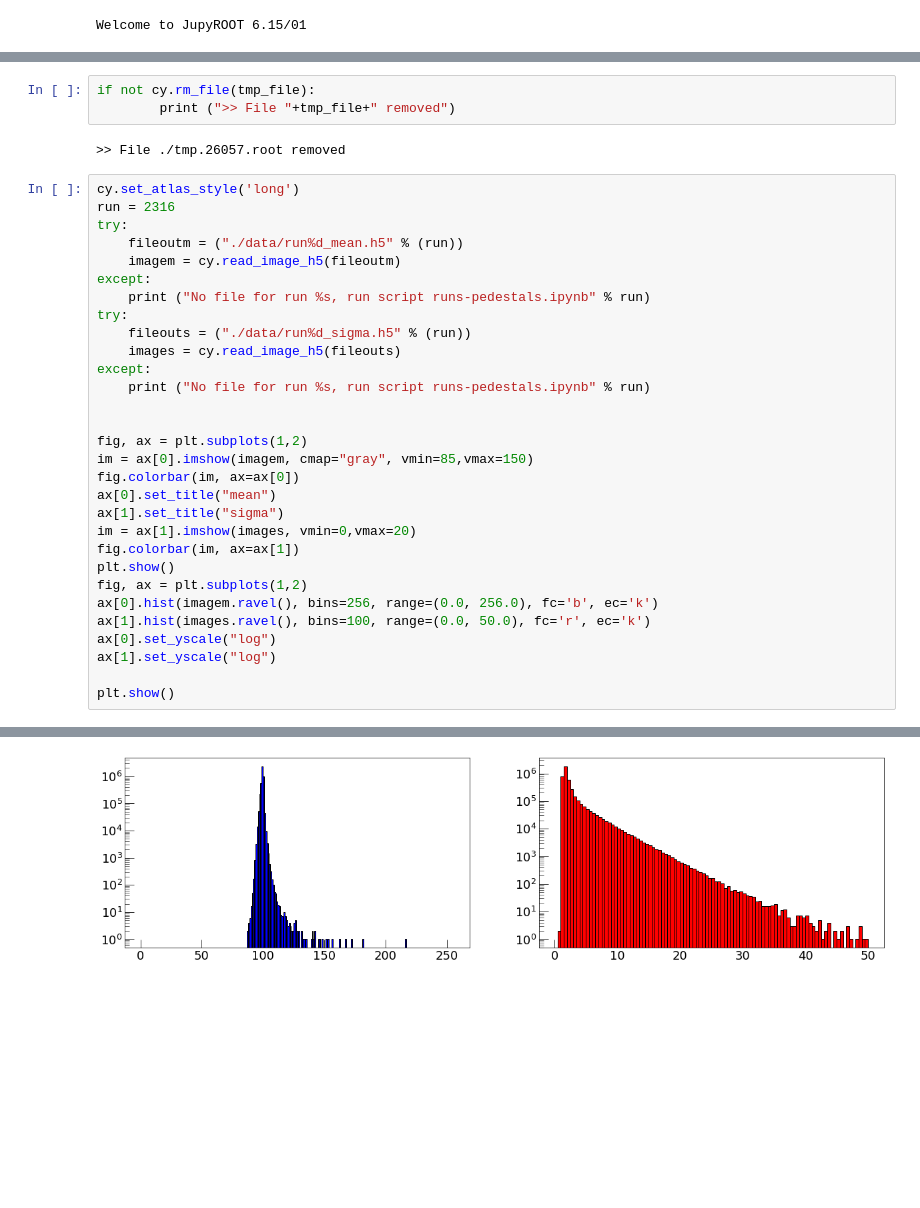
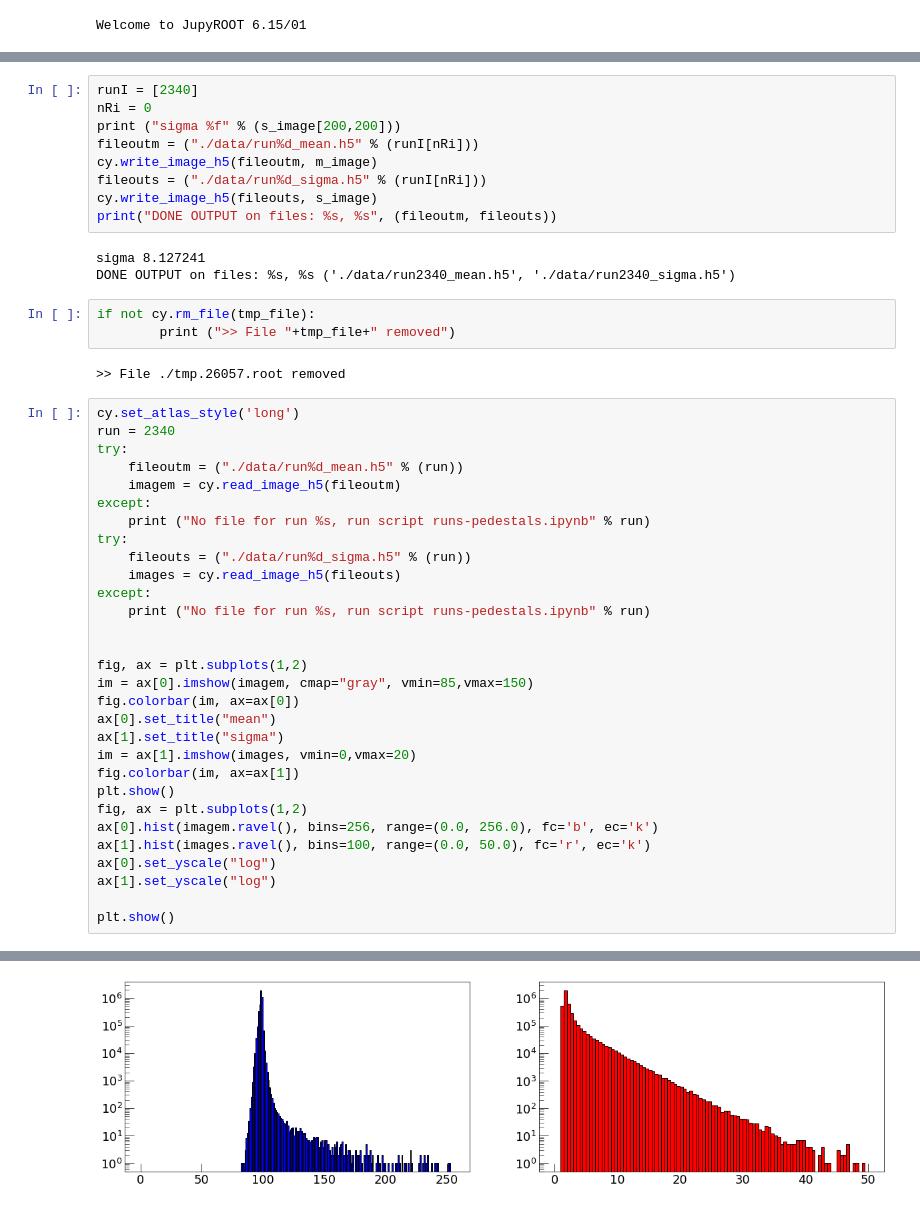
Before and after one commit to gmazzitelli/cygno, a Jupyter notebook: runs-pedestals_root.ipynb, the cells around one changed output, grey strips where cells are left out. Cells and saved outputs as stored; diff of their text form; blank space fills up the shorter version.

```diff
--- a/runs-pedestals_root.ipynb
+++ b/runs-pedestals_root.ipynb
@@ -101,3 +181,15 @@ ERROR: No file 1748
+# %%
+runI = [2340]
+nRi = 0
+print ("sigma %f" % (s_image[200,200]))
+fileoutm = ("./data/run%d_mean.h5" % (runI[nRi]))
+cy.write_image_h5(fileoutm, m_image)
+fileouts = ("./data/run%d_sigma.h5" % (runI[nRi]))
+cy.write_image_h5(fileouts, s_image)
+print("DONE OUTPUT on files: %s, %s", (fileoutm, fileouts))
+# %% [output]
+sigma 8.127241
+DONE OUTPUT on files: %s, %s ('./data/run2340_mean.h5', './data/run2340_sigma.h5')
 # %%
 if not cy.rm_file(tmp_file):
         print (">> File "+tmp_file+" removed")
@@ -105,34 +197,34 @@ if not cy.rm_file(tmp_file):
 >> File ./tmp.26057.root removed
 # %%
 cy.set_atlas_style('long')
-run = 2316
+run = 2340
 try:
     fileoutm = ("./data/run%d_mean.h5" % (run))
     imagem = cy.read_image_h5(fileoutm)
 except:
     print ("No file for run %s, run script runs-pedestals.ipynb" % run)
 try:
     fileouts = ("./data/run%d_sigma.h5" % (run))
     images = cy.read_image_h5(fileouts)
 except:
     print ("No file for run %s, run script runs-pedestals.ipynb" % run)
 
 
 fig, ax = plt.subplots(1,2)
 im = ax[0].imshow(imagem, cmap="gray", vmin=85,vmax=150)
 fig.colorbar(im, ax=ax[0])
 ax[0].set_title("mean")
 ax[1].set_title("sigma")
 im = ax[1].imshow(images, vmin=0,vmax=20)
 fig.colorbar(im, ax=ax[1])
 plt.show()
 fig, ax = plt.subplots(1,2)
 ax[0].hist(imagem.ravel(), bins=256, range=(0.0, 256.0), fc='b', ec='k')
 ax[1].hist(images.ravel(), bins=100, range=(0.0, 50.0), fc='r', ec='k')
 ax[0].set_yscale("log")
 ax[1].set_yscale("log")
 
 plt.show()
 # %% [output]
 [figure]
-[figure, old version]
+[figure, new version]
```
Also changed, not shown: parts of 2 cells of this notebook, 13 other files.
